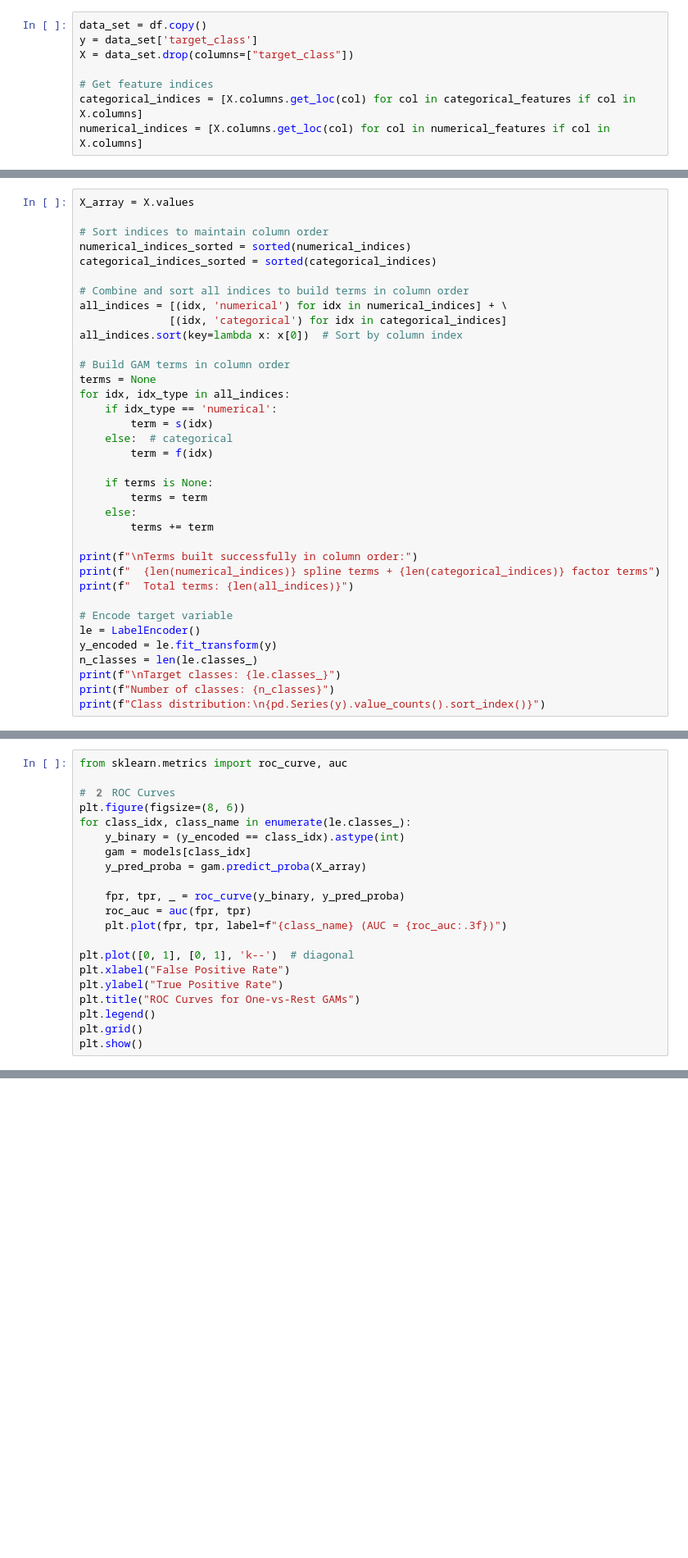
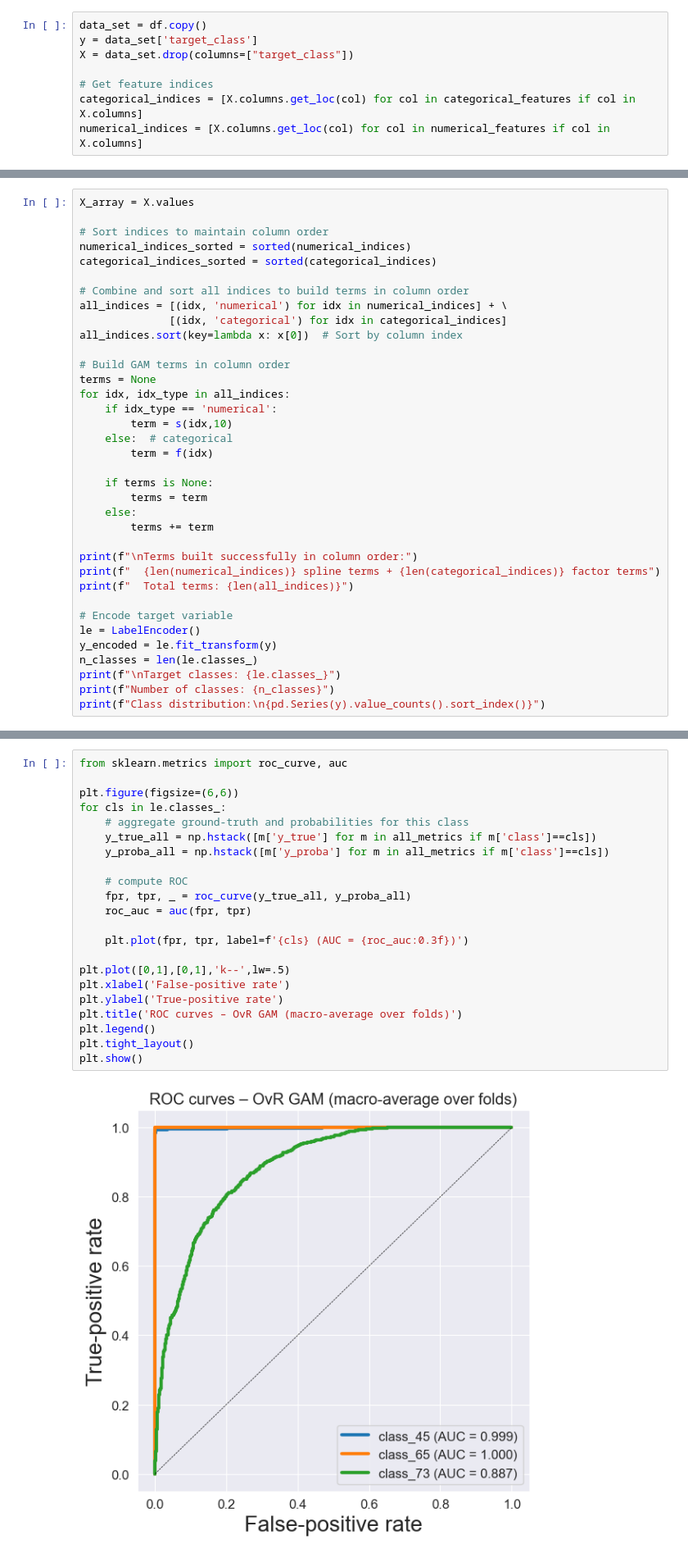
Before and after one commit to EnMiaoYe/APRAU_DEN_C_1211905_1211613_1030058, a Jupyter notebook: src/gam/gam.ipynb, the cells around one changed output, grey strips where cells are left out. Shown at 82% size. Saved outputs shown, nothing was run; the diff lists cells and outputs as text; blank space fills up the shorter version.

```diff
--- a/src/gam/gam.ipynb
+++ b/src/gam/gam.ipynb
@@ -97,7 +97,7 @@ all_indices.sort(key=lambda x: x[0])  # Sort by column index
 terms = None
 for idx, idx_type in all_indices:
     if idx_type == 'numerical':
-        term = s(idx)
+        term = s(idx,10)
     else:  # categorical
         term = f(idx)
 
@@ -363,21 +177,0 @@ plt.show()
-# %%
-from sklearn.metrics import roc_curve, auc
-
-# 2️ ROC Curves
-plt.figure(figsize=(8, 6))
-for class_idx, class_name in enumerate(le.classes_):
-    y_binary = (y_encoded == class_idx).astype(int)
-    gam = models[class_idx]
-    y_pred_proba = gam.predict_proba(X_array)
-
-    fpr, tpr, _ = roc_curve(y_binary, y_pred_proba)
-    roc_auc = auc(fpr, tpr)
-    plt.plot(fpr, tpr, label=f"{class_name} (AUC = {roc_auc:.3f})")
-
-plt.plot([0, 1], [0, 1], 'k--')  # diagonal
-plt.xlabel("False Positive Rate")
-plt.ylabel("True Positive Rate")
-plt.title("ROC Curves for One-vs-Rest GAMs")
-plt.legend()
-plt.grid()
-plt.show()
@@ -385,0 +305,24 @@ plt.show()
+# %%
+from sklearn.metrics import roc_curve, auc
+
+plt.figure(figsize=(6,6))
+for cls in le.classes_:
+    # aggregate ground-truth and probabilities for this class
+    y_true_all = np.hstack([m['y_true'] for m in all_metrics if m['class']==cls])
+    y_proba_all = np.hstack([m['y_proba'] for m in all_metrics if m['class']==cls])
+
+    # compute ROC
+    fpr, tpr, _ = roc_curve(y_true_all, y_proba_all)
+    roc_auc = auc(fpr, tpr)
+
+    plt.plot(fpr, tpr, label=f'{cls} (AUC = {roc_auc:0.3f})')
+
+plt.plot([0,1],[0,1],'k--',lw=.5)
+plt.xlabel('False-positive rate')
+plt.ylabel('True-positive rate')
+plt.title('ROC curves – OvR GAM (macro-average over folds)')
+plt.legend()
+plt.tight_layout()
+plt.show()
+# %% [output]
+[figure, added]
```
Also changed, not shown: parts of 16 cells of this notebook.
